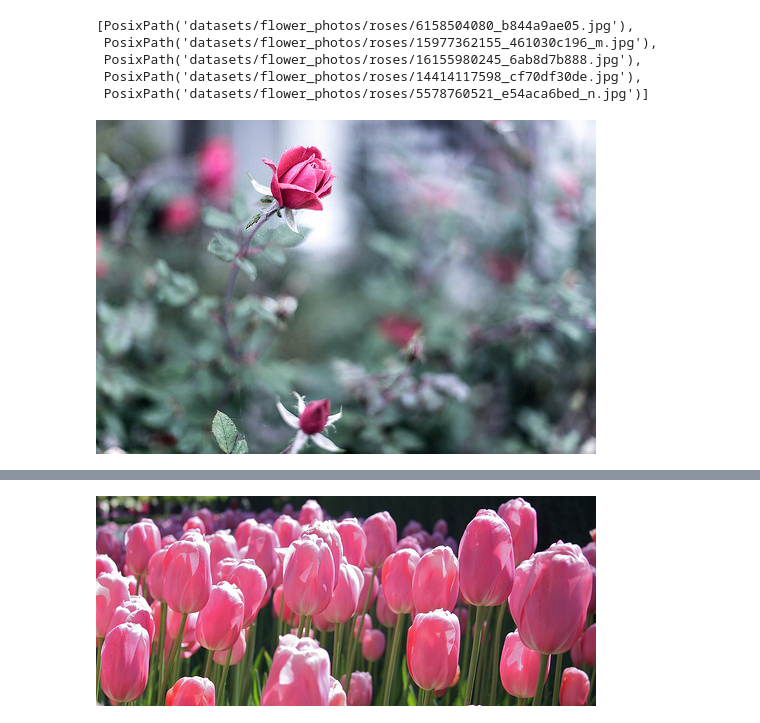
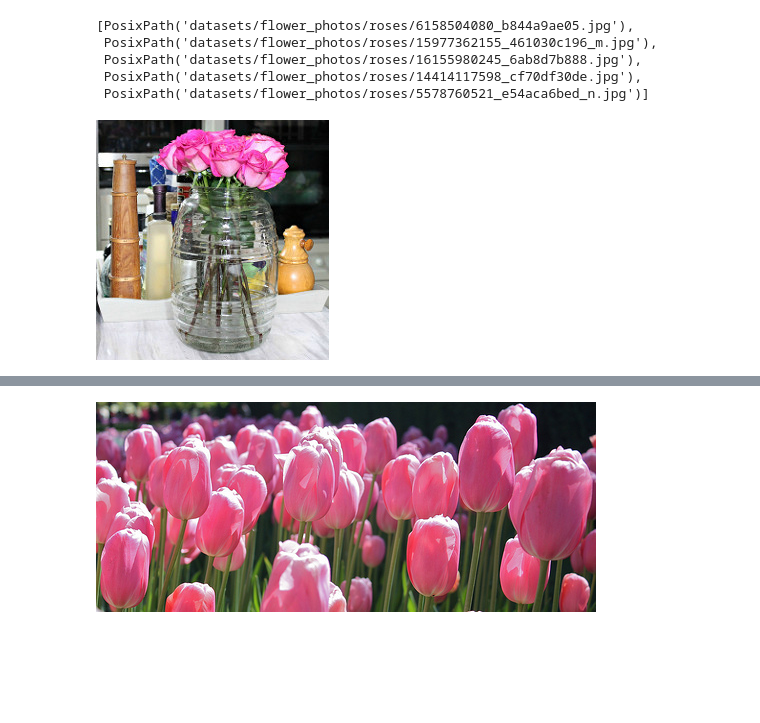
Before and after one commit to Uttampatel1/Deep_Learing_tutorial, a Jupyter notebook: data_augmentation/cnn_flower_image_classification_data_augmentations.ipynb, the cells around one changed output, grey strips where cells are left out. Cells and saved outputs as stored; diff of their text form; code cells hidden in the pictures; blank space fills up the shorter version.

```diff
--- a/data_augmentation/cnn_flower_image_classification_data_augmentations.ipynb
+++ b/data_augmentation/cnn_flower_image_classification_data_augmentations.ipynb
@@ -60,6 +67,6 @@ roses[:5]
  PosixPath('datasets/flower_photos/roses/14414117598_cf70df30de.jpg'),
  PosixPath('datasets/flower_photos/roses/5578760521_e54aca6bed_n.jpg')]
 # %%
-PIL.Image.open(str(roses[2]))
+PIL.Image.open(str(roses[1]))
 # %% [output]
-[figure, old version]
+[figure, new version]
```
Also changed, not shown: parts of 39 cells of this notebook.
